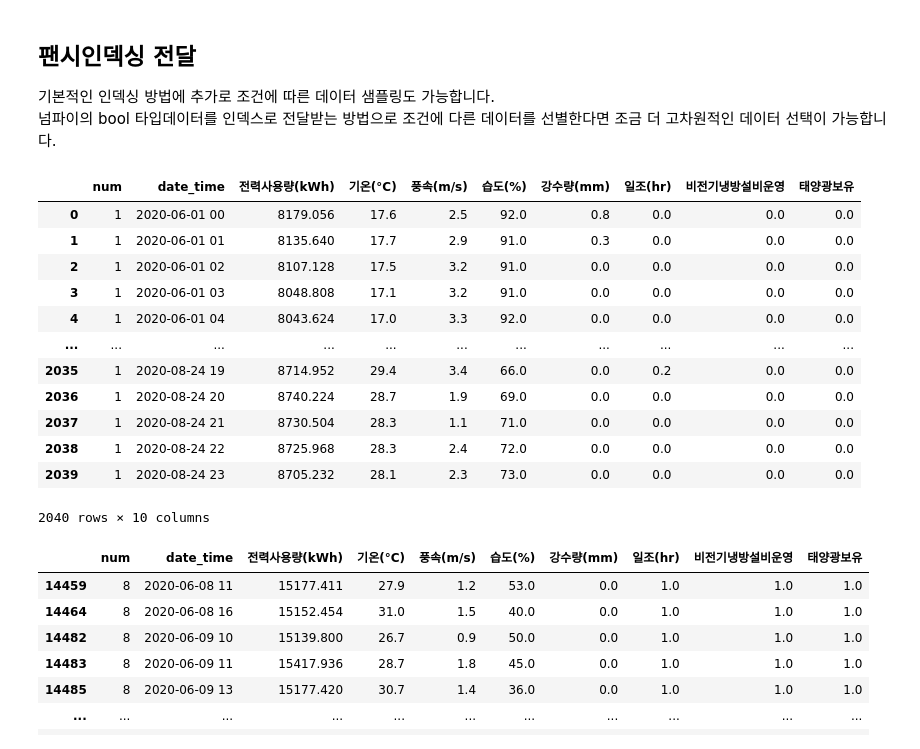
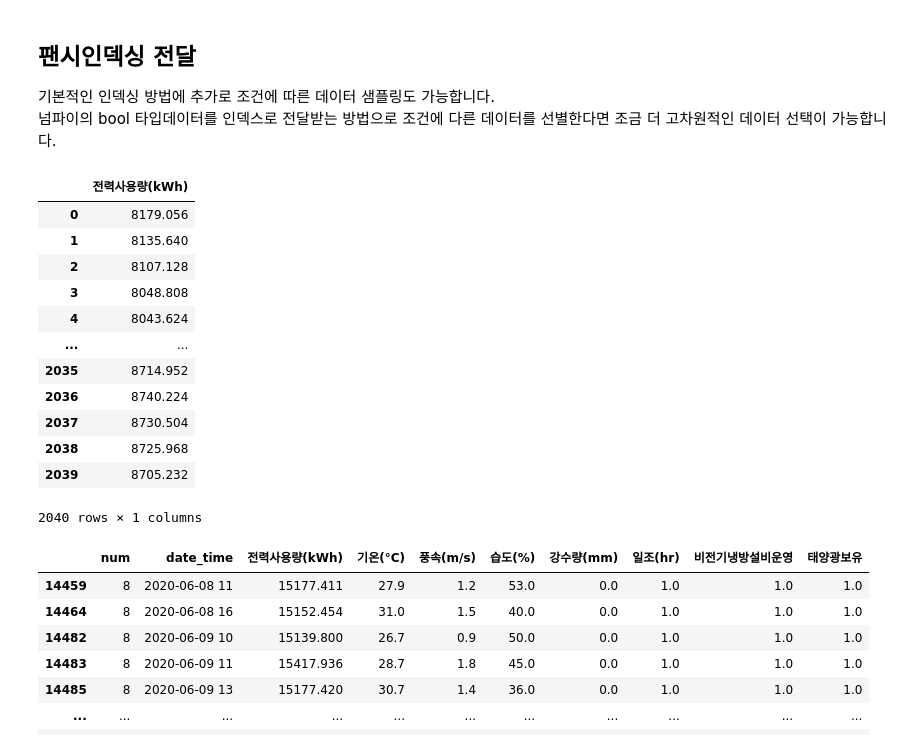
Before and after one commit to overgroove/samsung_ML, a Jupyter notebook: 03_package_pandas.ipynb, the cells around one changed output. Saved outputs shown, nothing was run; the diff lists cells and outputs as text; code cells hidden in the pictures.

```diff
--- a/03_package_pandas.ipynb
+++ b/03_package_pandas.ipynb
@@ -407,19 +449,20 @@ Name: 전력사용량(kWh), Length: 122400, dtype: float64
 # %%
 # 조건식을 인덱스로 받는 팬시인덱싱
 # 건물 번호 기준으로 한 건물에 해당하는 관측치 선별
+df.loc[df['num'] == 1, ['전력사용량(kWh)']]
 # %% [output]
-|  | num | date_time | 전력사용량(kWh) | 기온(°C) | 풍속(m/s) | 습도(%) | 강수량(mm) | 일조(hr) | 비전기냉방설비운영 | 태양광보유 |
-| 0 | 1 | 2020-06-01 00 | 8179.056 | 17.6 | 2.5 | 92.0 | 0.8 | 0.0 | 0.0 | 0.0 |
-| 1 | 1 | 2020-06-01 01 | 8135.640 | 17.7 | 2.9 | 91.0 | 0.3 | 0.0 | 0.0 | 0.0 |
-| 2 | 1 | 2020-06-01 02 | 8107.128 | 17.5 | 3.2 | 91.0 | 0.0 | 0.0 | 0.0 | 0.0 |
-| 3 | 1 | 2020-06-01 03 | 8048.808 | 17.1 | 3.2 | 91.0 | 0.0 | 0.0 | 0.0 | 0.0 |
-| 4 | 1 | 2020-06-01 04 | 8043.624 | 17.0 | 3.3 | 92.0 | 0.0 | 0.0 | 0.0 | 0.0 |
-| ... | ... | ... | ... | ... | ... | ... | ... | ... | ... | ... |
-| 2035 | 1 | 2020-08-24 19 | 8714.952 | 29.4 | 3.4 | 66.0 | 0.0 | 0.2 | 0.0 | 0.0 |
-| 2036 | 1 | 2020-08-24 20 | 8740.224 | 28.7 | 1.9 | 69.0 | 0.0 | 0.0 | 0.0 | 0.0 |
-| 2037 | 1 | 2020-08-24 21 | 8730.504 | 28.3 | 1.1 | 71.0 | 0.0 | 0.0 | 0.0 | 0.0 |
-| 2038 | 1 | 2020-08-24 22 | 8725.968 | 28.3 | 2.4 | 72.0 | 0.0 | 0.0 | 0.0 | 0.0 |
-| 2039 | 1 | 2020-08-24 23 | 8705.232 | 28.1 | 2.3 | 73.0 | 0.0 | 0.0 | 0.0 | 0.0 |
+|  | 전력사용량(kWh) |
+| 0 | 8179.056 |
+| 1 | 8135.640 |
+| 2 | 8107.128 |
+| 3 | 8048.808 |
+| 4 | 8043.624 |
+| ... | ... |
+| 2035 | 8714.952 |
+| 2036 | 8740.224 |
+| 2037 | 8730.504 |
+| 2038 | 8725.968 |
+| 2039 | 8705.232 |
-2040 rows × 10 columns
+2040 rows × 1 columns
 # %%
 # 전력 사용량 기준으로 15000kWh 이상 사용한 관측치
```
Also changed, not shown: parts of 87 cells of this notebook.
